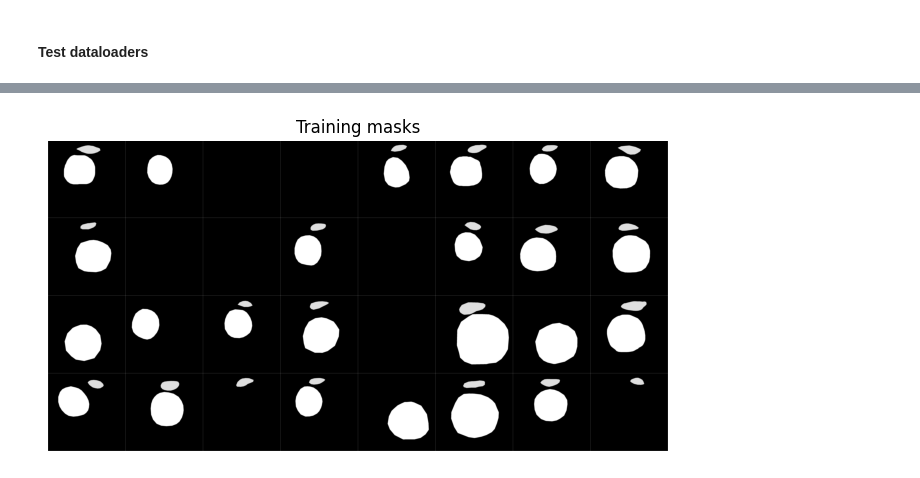
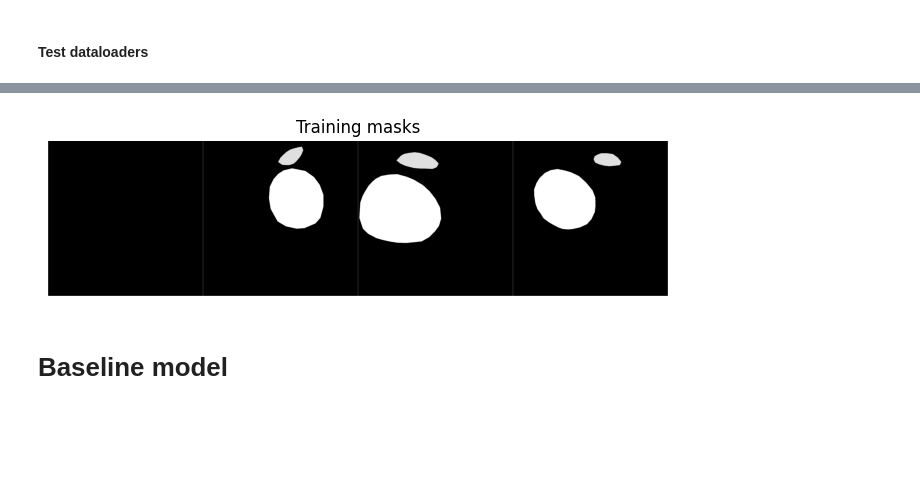
Before and after one commit to lamld203844/Biomedical-Segmentation, a Jupyter notebook: baseline_pytorch.ipynb, the cells around one changed output, grey strips where cells are left out. Cells and saved outputs as stored; diff of their text form; code cells hidden in the pictures; blank space fills up the shorter version.

```diff
--- a/baseline_pytorch.ipynb
+++ b/baseline_pytorch.ipynb
@@ -180,23 +183,25 @@ test_dataset = SegmentationDataset(test_img_dir, test_mask_dir, transform=transf
 # %% [markdown]
 #### Instantiate dataloaders
 # %%
+batch_sz = 4
+
 train_dataloader = DataLoader(
     dataset=train_dataset,
-    batch_size=32,
+    batch_size=batch_sz,
     shuffle=True,
     num_workers=0
 )
 
 val_dataloader = DataLoader(
     dataset=val_dataset,
-    batch_size=32,
+    batch_size=batch_sz,
     shuffle=False,
     num_workers=0
 )
 
 test_dataloader = DataLoader(
     dataset=test_dataset,
-    batch_size=32,
+    batch_size=batch_sz,
     shuffle=True,
     num_workers=0
 )
@@ -227,22 +232,15 @@ plt.show()
 # %%
-%matplotlib inline
-import matplotlib.pyplot as plt
-import numpy as np
-import torchvision
-
-
-for images, masks in train_dataloader:
-    break
-
 plt.figure(figsize=(8, 8))
 plt.axis("off")
 plt.title("Training masks")
 plt.imshow(np.transpose(torchvision.utils.make_grid(
-    masks[:32],
+    masks[:batch_sz],
     padding=1,
     pad_value=1.0,
     normalize=True),
     (1, 2, 0)))
 plt.show()
 # %% [output]
-[figure, old version]
+[figure, new version]
+# %% [markdown]
+# Baseline model
```
Also changed, not shown: parts of 10 cells of this notebook.
